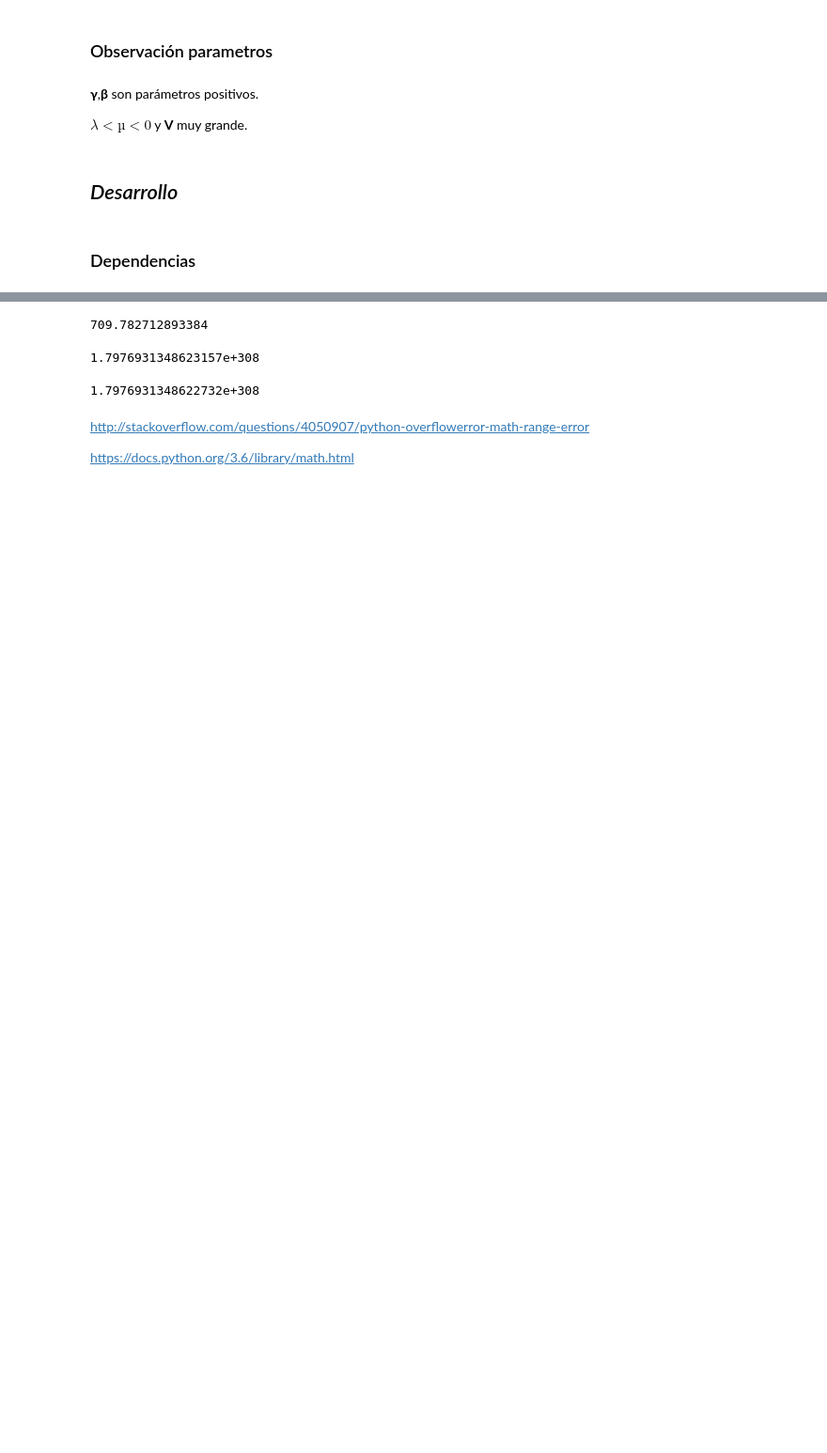
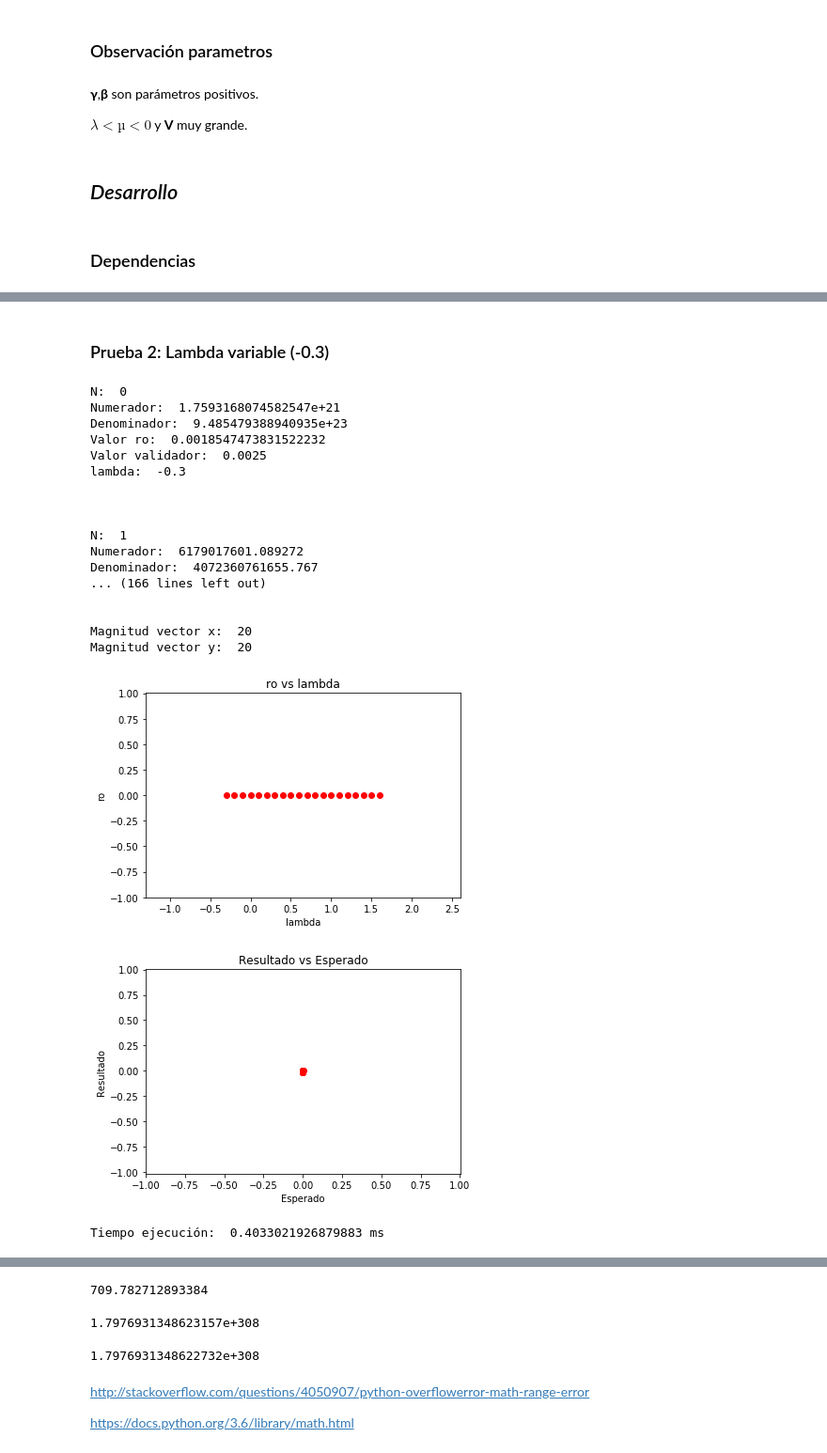
Before and after one commit to Gonen09/infinite-range-hopping-Python, a Jupyter notebook: problema 2.ipynb, the cells around one changed output, grey strips where cells are left out. Shown at 94% size. Saved outputs shown, nothing was run; the diff lists cells and outputs as text; code cells hidden in the pictures; blank space fills up the shorter version.

```diff
--- a/problema 2.ipynb
+++ b/problema 2.ipynb
@@ -78,0 +175,66 @@ OverflowError: math range error
+# %% [markdown]
+### Prueba 2: Lambda variable (-0.3)
+# %%
+# Valores iniciales
+gam = 50      # Positivo
+B = 15        # Positivo
+lam = -0.3    # Menor que mu
+U = -0.05     # Menor que cero
+V = 10000     # Valor muy grande
+N = 20        # Numero de iteraciones
+
+# Paso variable
+aumento = 0.1
+
+# Datos grafico
+titulo = "ro vs lambda"
+nom_ejex= "lambda"
+nom_ejey= "ro"
+
+
+# Ejecucion prueba
+start_time = time.time() #Para medir el tiempo de ejecución
+
+x = []
+y = []
+z = []
+
+for i in range(N):
+    print("N: ",i)
+    ro = resultado(B ,U,lam,gam,V,N)
+    y.append(ro)
+    r = validador(U,lam,gam)
+    z.append(r)
+    x.append(lam)
+    print("lambda: ",lam)
+    lam += aumento
+
+    print("\n\n")
+
+print("Magnitud vector x: ",str(len(x)))
+print("Magnitud vector y: ",str(len(y)))
+
+graficador(x,y,titulo,nom_ejex,nom_ejey)
+graficador(y,z,"Resultado vs Esperado","Esperado","Resultado")
+print ("Tiempo ejecución: ",time.time() - start_time,"ms")
+# %% [output]
+N:  0
+Numerador:  1.7593168074582547e+21
+Denominador:  9.485479388940935e+23
+Valor ro:  0.0018547473831522232
+Valor validador:  0.0025
+lambda:  -0.3
+
+
+
+N:  1
+Numerador:  6179017601.089272
+Denominador:  4072360761655.767
+... (166 lines left out)
+
+
+Magnitud vector x:  20
+Magnitud vector y:  20
+[figure, added]
+[figure, added]
+Tiempo ejecución:  0.4033021926879883 ms
```
Also changed, not shown: parts of 19 cells of this notebook.
